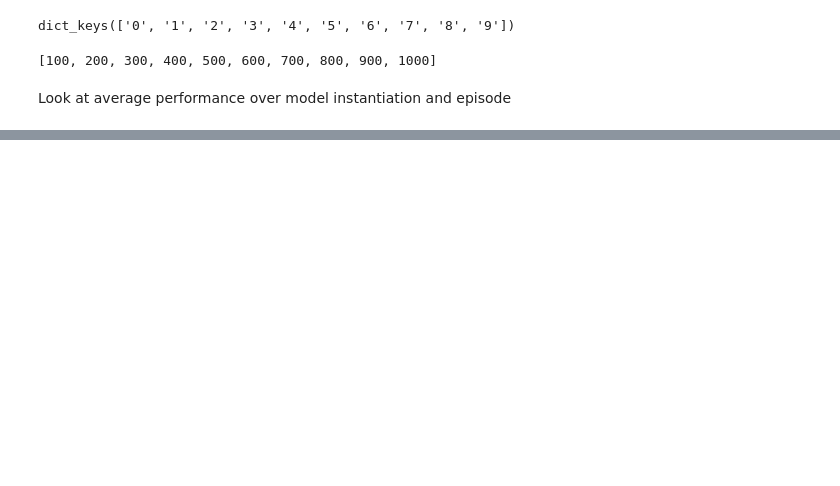
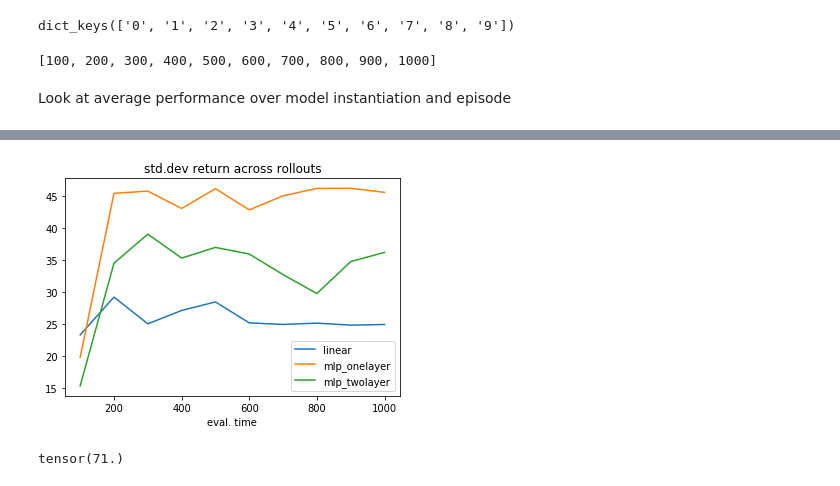
Before and after one commit to briantimar/rl-playground, a Jupyter notebook: experiments/vpg_generalization_001/plots.ipynb, the cells around one changed output, grey strips where cells are left out. Drawn from its saved outputs; the diff is of its cells as text; code cells hidden in the pictures; blank space fills up the shorter version.

```diff
--- a/experiments/vpg_generalization_001/plots.ipynb
+++ b/experiments/vpg_generalization_001/plots.ipynb
@@ -45,0 +58,13 @@ Text(0.5,0,'eval. time')
+# %%
+%matplotlib inline
+fig, ax = plt.subplots()
+for model in models:
+    y = [model_returns_var[model][T] for T in Tvals]
+    ax.errorbar(Tvals, y, label=model)
+
+ax.legend()
+ax.set_xlabel("eval. time")
+ax.set_title("std.dev return across rollouts")
+fig.savefig("avg_return_vs_time")
+# %% [output]
+[figure, added]
@@ -45,0 +83,5 @@ Text(0.5,0,'eval. time')
+# %%
+_, _, r, _ = do_episode(policy, env, 300, render=True)
+print(sum(r))
+# %% [output]
+tensor(71.)
```
Also changed, not shown: parts of 6 cells of this notebook, 4 other files.
